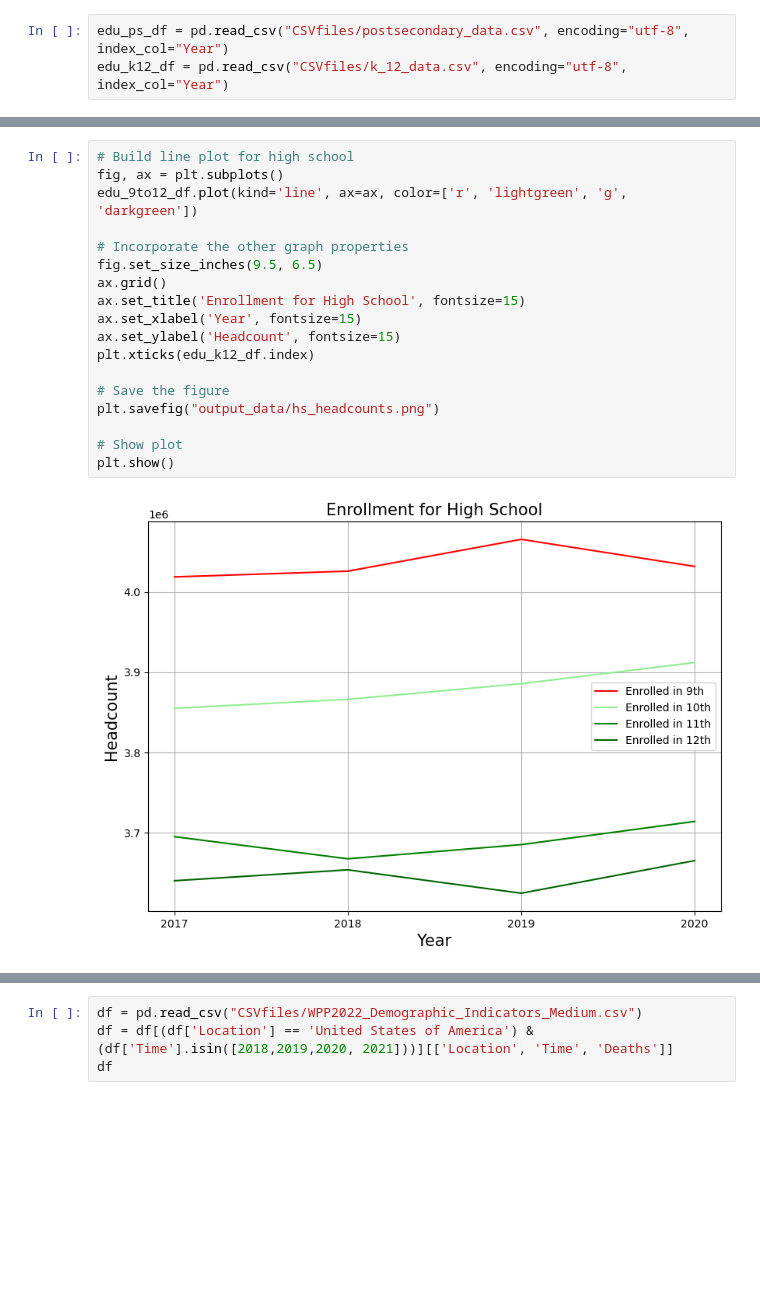
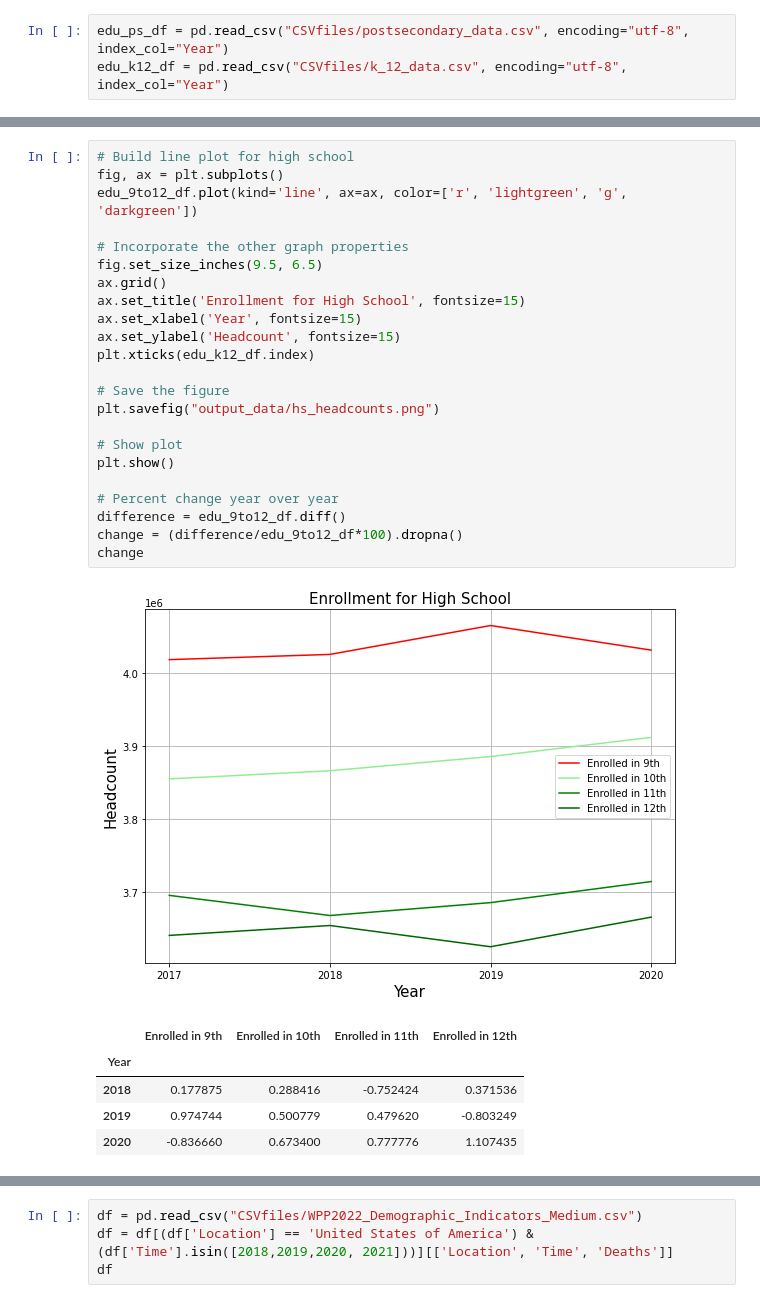
Before and after one commit to carsony123/Bootcamp-Project1, a Jupyter notebook: Almostfinal.ipynb, the cells around one changed output, grey strips where cells are left out. Cells and saved outputs as stored; diff of their text form; blank space fills up the shorter version.

```diff
--- a/Almostfinal.ipynb
+++ b/Almostfinal.ipynb
@@ -54,23 +77,33 @@ plt.show()
 # %%
 # Build line plot for high school
 fig, ax = plt.subplots()
 edu_9to12_df.plot(kind='line', ax=ax, color=['r', 'lightgreen', 'g', 'darkgreen'])
 
 # Incorporate the other graph properties
 fig.set_size_inches(9.5, 6.5)
 ax.grid()
 ax.set_title('Enrollment for High School', fontsize=15)
 ax.set_xlabel('Year', fontsize=15)
 ax.set_ylabel('Headcount', fontsize=15)
 plt.xticks(edu_k12_df.index)
 
 # Save the figure
 plt.savefig("output_data/hs_headcounts.png")
 
 # Show plot
 plt.show()
+
+# Percent change year over year
+difference = edu_9to12_df.diff()
+change = (difference/edu_9to12_df*100).dropna()
+change
 # %% [output]
-[figure, old version]
+[figure, new version]
+|  | Enrolled in 9th | Enrolled in 10th | Enrolled in 11th | Enrolled in 12th |
+| Year |  |  |  |  |
+| 2018 | 0.177875 | 0.288416 | -0.752424 | 0.371536 |
+| 2019 | 0.974744 | 0.500779 | 0.479620 | -0.803249 |
+| 2020 | -0.836660 | 0.673400 | 0.777776 | 1.107435 |
 # %%
 # Build line plot for postsecondary school
 fig, ax = plt.subplots()
```
Also changed, not shown: parts of 5 cells of this notebook.
